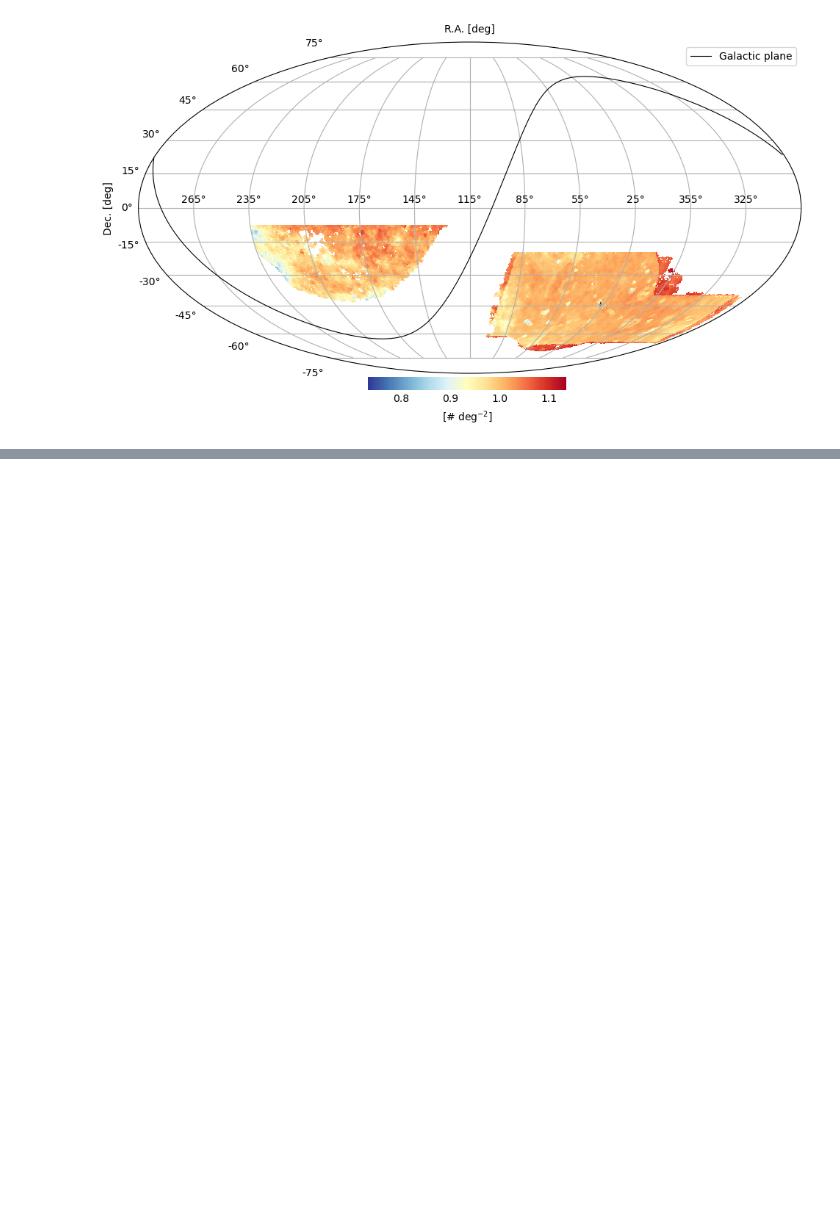
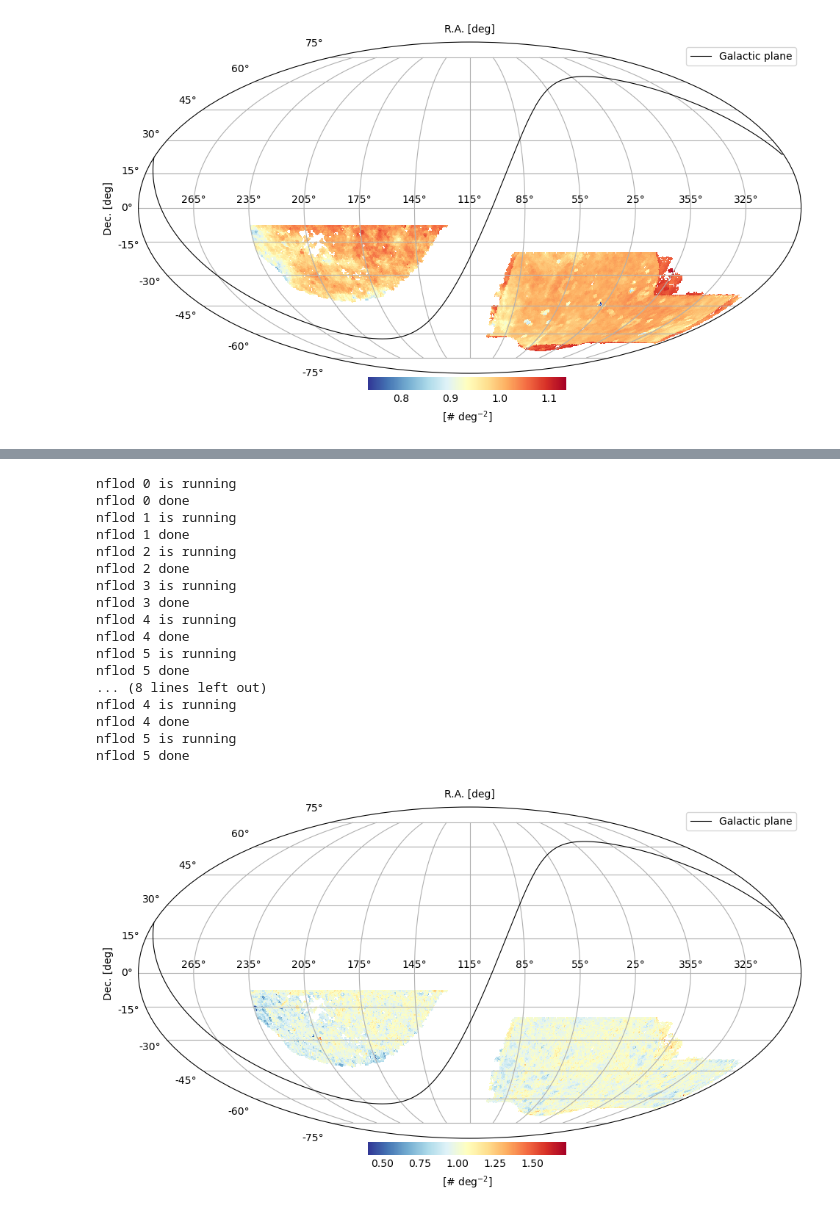
Before and after one commit to 4most-crs/4MOST_CRS_tools, a Jupyter notebook: systematic_regression.ipynb, the cells around one changed output, grey strips where cells are left out. Cells and saved outputs as stored; diff of their text form; code cells hidden in the pictures; blank space fills up the shorter version.

```diff
--- a/systematic_regression.ipynb
+++ b/systematic_regression.ipynb
@@ -23 +49,23 @@ utils.plot_moll(w, nest=True)
+# %%
+w_rf = utils.get_wmap(targets, features_pixmap, mask_pixmap, tracer=tracer, regions=['DECALS', 'DES'], regression_type='RF')
+utils.plot_moll(w_rf, nest=True)
+# %% [output]
+nflod 0 is running
+nflod 0 done
+nflod 1 is running
+nflod 1 done
+nflod 2 is running
+nflod 2 done
+nflod 3 is running
+nflod 3 done
+nflod 4 is running
+nflod 4 done
+nflod 5 is running
+nflod 5 done
+... (8 lines left out)
+nflod 4 is running
+nflod 4 done
+nflod 5 is running
+nflod 5 done
+[figure, added]
 # %%
```
Also changed, not shown: parts of 6 cells of this notebook, 1 other file.
